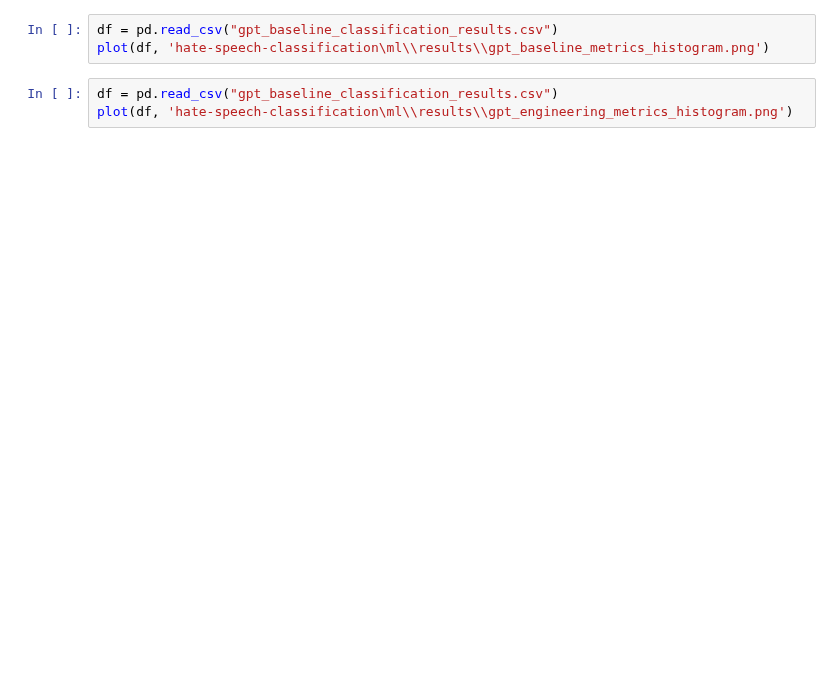
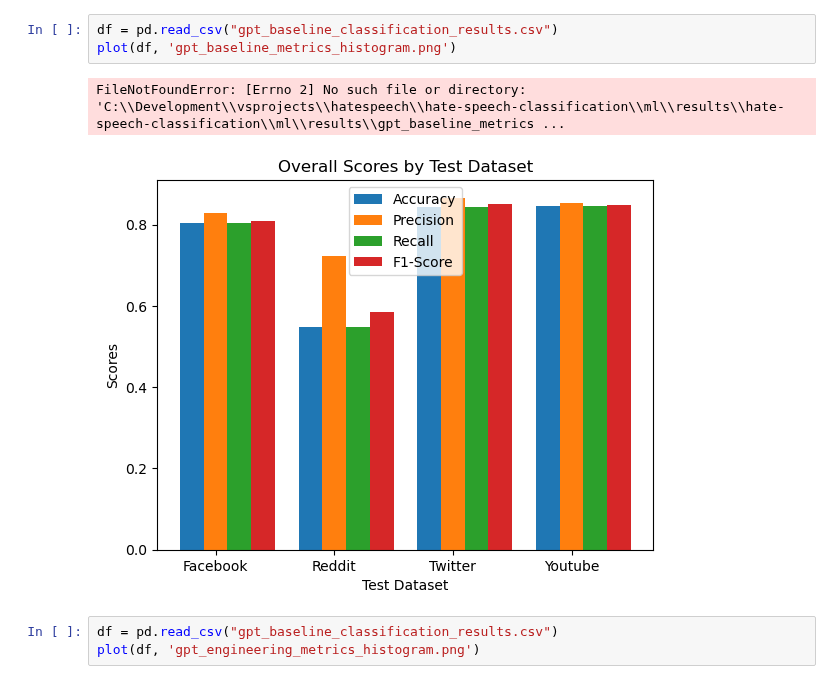
Before and after one commit to LeTartap/hate-speech-classification, a Jupyter notebook: ml/results/plot_classification_results_gpt.ipynb, the cells around one changed output. Saved outputs shown, nothing was run; the diff lists cells and outputs as text; blank space fills up the shorter version.

```diff
--- a/ml/results/plot_classification_results_gpt.ipynb
+++ b/ml/results/plot_classification_results_gpt.ipynb
@@ -32,6 +30,9 @@ def plot(df, path):
 # %%
 df = pd.read_csv("gpt_baseline_classification_results.csv")
-plot(df, 'hate-speech-classification\ml\\results\\gpt_baseline_metrics_histogram.png')
+plot(df, 'gpt_baseline_metrics_histogram.png')
+# %% [output]
+FileNotFoundError: [Errno 2] No such file or directory: 'C:\\Development\\vsprojects\\hatespeech\\hate-speech-classification\\ml\\results\\hate-speech-classification\\ml\\results\\gpt_baseline_metrics ...
+[figure, added]
 # %%
 df = pd.read_csv("gpt_baseline_classification_results.csv")
-plot(df, 'hate-speech-classification\ml\\results\\gpt_engineering_metrics_histogram.png')
+plot(df, 'gpt_engineering_metrics_histogram.png')
```
Also changed, not shown: parts of 1 cell of this notebook, 8 other files.
